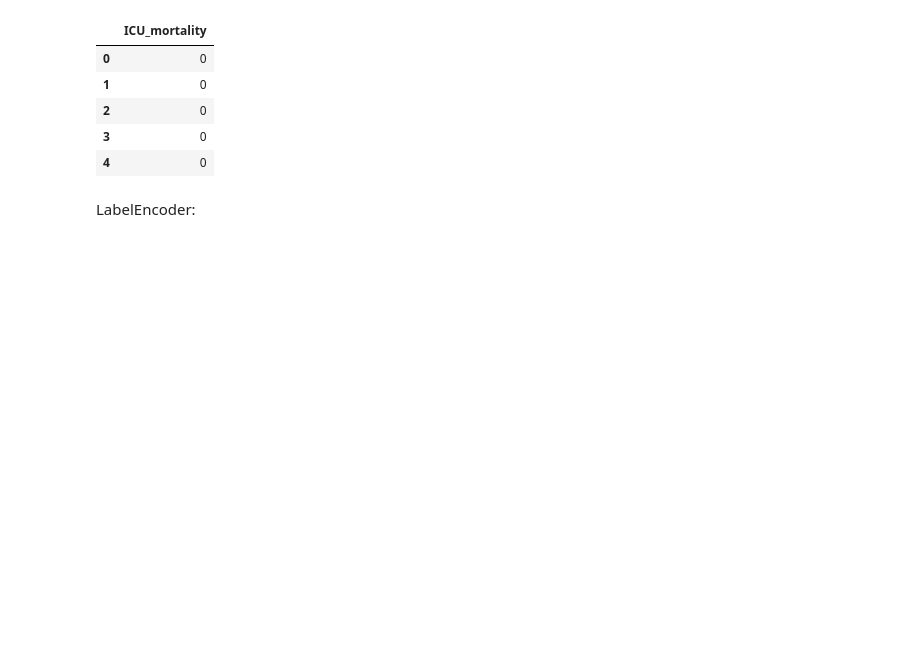
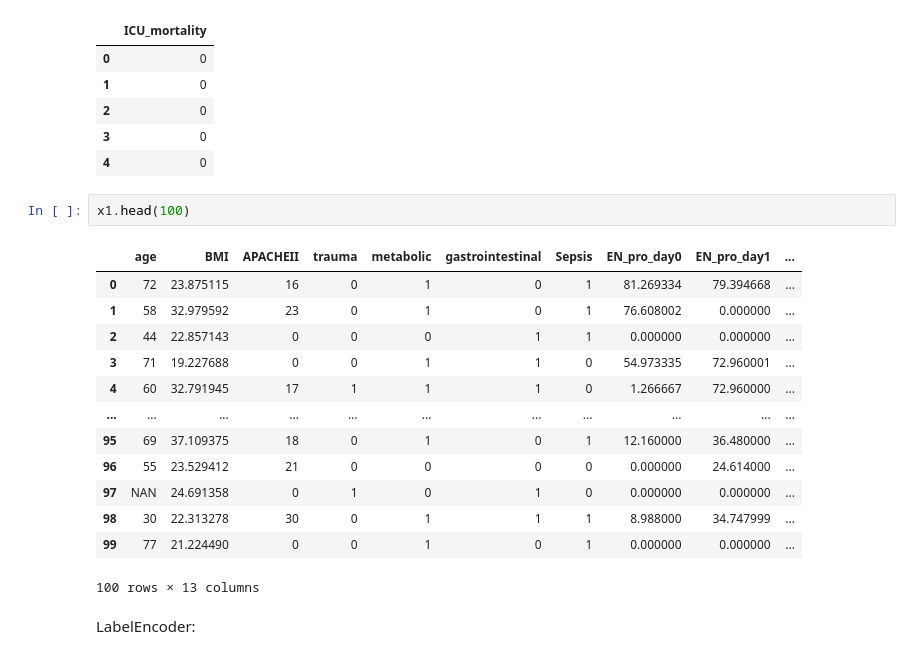
Before and after one commit to dvirs12345/Final-project, a Jupyter notebook: Hazana/first_slice.ipynb, the cells around one changed output. Saved outputs shown, nothing was run; the diff lists cells and outputs as text; blank space fills up the shorter version.

```diff
--- a/Hazana/first_slice.ipynb
+++ b/Hazana/first_slice.ipynb
@@ -82,6 +94,22 @@ target.head()
 | 2 | 0 |
 | 3 | 0 |
 | 4 | 0 |
+# %%
+x1.head(100)
+# %% [output]
+|  | age | BMI | APACHEII | trauma | metabolic | gastrointestinal | Sepsis | EN_pro_day0 | EN_pro_day1 | ... |
+| 0 | 72 | 23.875115 | 16 | 0 | 1 | 0 | 1 | 81.269334 | 79.394668 | ... |
+| 1 | 58 | 32.979592 | 23 | 0 | 1 | 0 | 1 | 76.608002 | 0.000000 | ... |
+| 2 | 44 | 22.857143 | 0 | 0 | 0 | 1 | 1 | 0.000000 | 0.000000 | ... |
+| 3 | 71 | 19.227688 | 0 | 0 | 1 | 1 | 0 | 54.973335 | 72.960001 | ... |
+| 4 | 60 | 32.791945 | 17 | 1 | 1 | 1 | 0 | 1.266667 | 72.960000 | ... |
+| ... | ... | ... | ... | ... | ... | ... | ... | ... | ... | ... |
+| 95 | 69 | 37.109375 | 18 | 0 | 1 | 0 | 1 | 12.160000 | 36.480000 | ... |
+| 96 | 55 | 23.529412 | 21 | 0 | 0 | 0 | 0 | 0.000000 | 24.614000 | ... |
+| 97 | NAN | 24.691358 | 0 | 1 | 0 | 1 | 0 | 0.000000 | 0.000000 | ... |
+| 98 | 30 | 22.313278 | 30 | 0 | 1 | 1 | 1 | 8.988000 | 34.747999 | ... |
+| 99 | 77 | 21.224490 | 0 | 0 | 1 | 0 | 1 | 0.000000 | 0.000000 | ... |
+100 rows × 13 columns
 # %% [markdown]
 LabelEncoder:
 # %%
```
Also changed, not shown: parts of 8 cells of this notebook.
